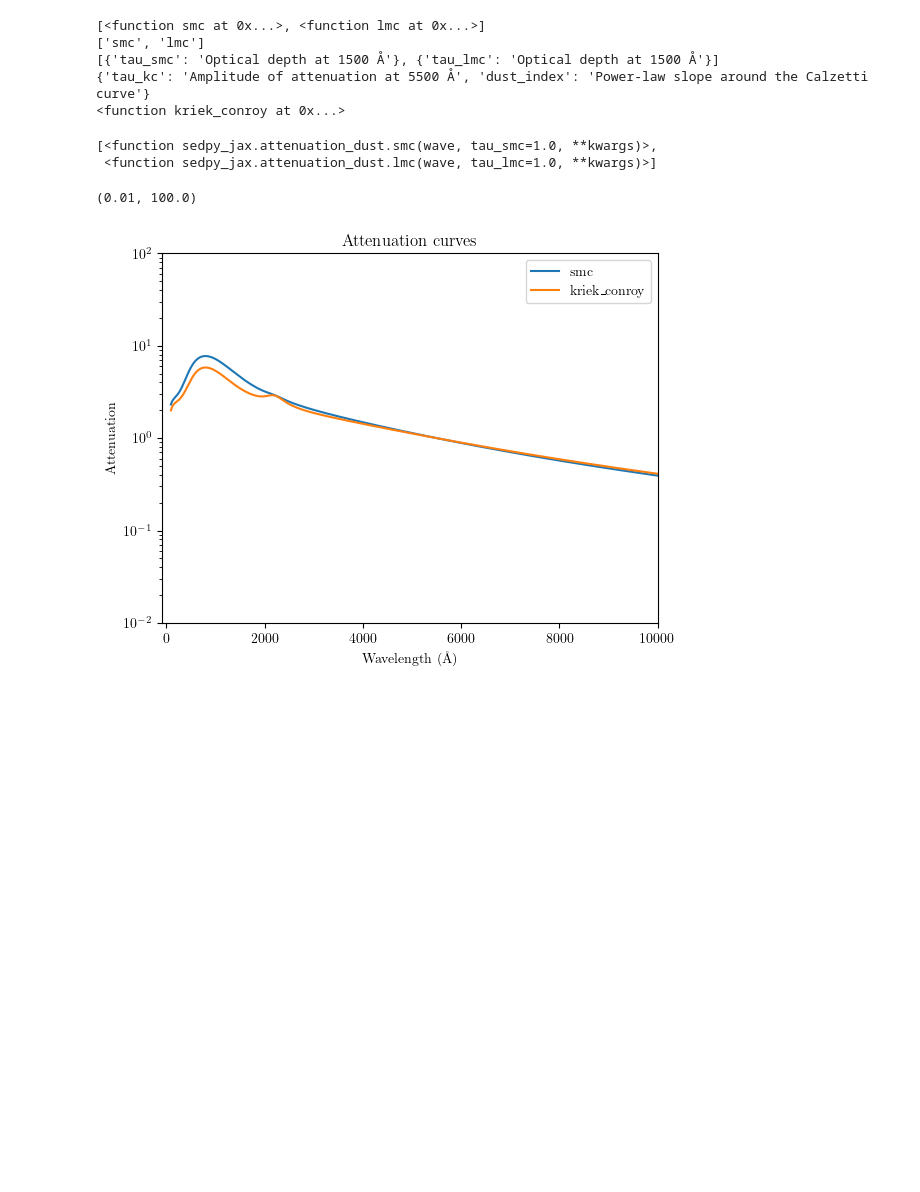
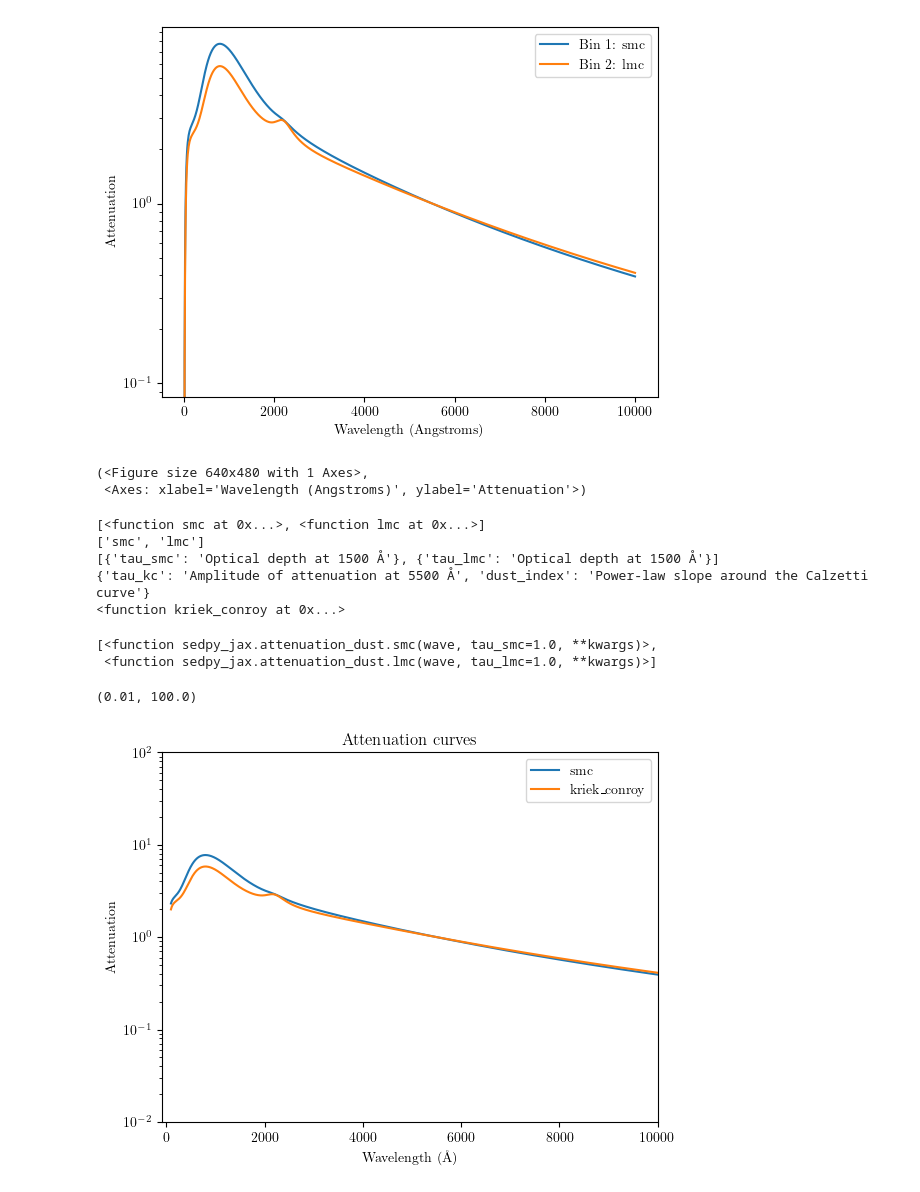
Before and after one commit to Espe13/ceridwen, a Jupyter notebook: notebooks/test_dust_attenuation.ipynb, the cells around one changed output. Saved outputs shown, nothing was run; the diff lists cells and outputs as text; code cells hidden in the pictures; blank space fills up the shorter version.

Commit message:
Fix DustModel display

```diff
--- a/notebooks/test_dust_attenuation.ipynb
+++ b/notebooks/test_dust_attenuation.ipynb
@@ -254,7 +254,8 @@ def {new_func_name}({arg_str}):
     return local_ns[new_func_name]
 # %%
 import jax.numpy as jnp
-from jax import vmap
+from jax import vmap, lax
+from functools import partial
 from collections import defaultdict
 from sedpy_jax.attenuation_dust import ATTENUATION_LAWS
 
@@ -270,7 +271,7 @@ class Dust:
     Call `Dust.describe_attenuation_laws()` to list all available models.
     """
 
-    def __init__(self, bin_edges, laws, diffuse_law="kriek_conroy"):
+    def __init__(self, bin_edges = [(0, 10),(10, jnp.inf)], laws = ['kriek_conroy', 'kriek_conroy'], diffuse_law="kriek_conroy"):
         """
         Parameters:
             bin_edges (list of tuple): Age bins in Myr.
@@ -395,7 +396,6 @@ class Dust:
         Returns:
             jnp.ndarray: shape (num_bins, len(wave)) attenuation per bin
         """
-
         def curve_fn(i, wave, fit_params):
             branch_fns = [partial(f, wave, **fit_params) for f in self.law_funcs]
             return lax.switch(i, branch_fns)
@@ -427,6 +427,27 @@ class Dust:
 
         return curves
 
+    def display(self, fit_params=None):
+        """
+        Display the attenuation curves for each bin using matplotlib.
+        Returns:
+            fig, ax: Matplotlib figure and axis objects.
+        """
+        import matplotlib.pyplot as plt
+        wave = jnp.linspace(0, 10000, 1000)
+        if fit_params is None:
+            fit_params = self.get_default_fit_params()
+        curves = self.compute_attenuation(wave, fit_params=fit_params)
+        fig, ax = plt.subplots()
+        for i in range(len(curves)):
+            ax.plot(wave, curves[i], label=f"Bin {i+1}: {self.law_names_resolved[i]}")
+        ax.set_xlabel("Wavelength (Angstroms)")
+        ax.set_ylabel("Attenuation")
+        ax.set_yscale("log")
+
+        ax.legend()
+        plt.show()
+        return fig, ax
     @staticmethod
     def describe_attenuation_laws():
         """
@@ -460,11 +481,15 @@ class Dust:
             for v, p in ATTENUATION_LAWS[law].get("defaults", {}).items():
                 defaults[v] = p
 
-
-        diffuse_defaults = ATTENUATION_LAWS[self.diffuse_law].get("defaults", {})
-        defaults['diffuse_params'] = diffuse_defaults
+        if self.diffuse_law is not None:
+            diffuse_defaults = ATTENUATION_LAWS[self.diffuse_law].get("defaults", {})
+            defaults['diffuse_params'] = diffuse_defaults
 
         return defaults
+
+
+
+# In case the same dust law is applied multiple times, this function takes care of the renaming.
 
 def modify_function(func, number, defaults_dict=None):
     import inspect
@@ -512,10 +537,16 @@ def {new_func_name}({arg_str}):
 # %%
 dust = Dust(
     bin_edges=[(0, 4), (12, jnp.inf)],
-    laws=["smc",  "lmc"]
+    laws=["smc",  "lmc"], diffuse_law=None
 )
 
 fit_params = dust.get_default_fit_params()
+# %%
+dust.display()
+# %% [output]
+[figure, added]
+(<Figure size 640x480 with 1 Axes>,
+ <Axes: xlabel='Wavelength (Angstroms)', ylabel='Attenuation'>)
 # %%
 attn_curves = dust._compute_no_diffuse(wave, fit_params=fit_params)
 # %%
```
Also changed, not shown: 1 other file.
